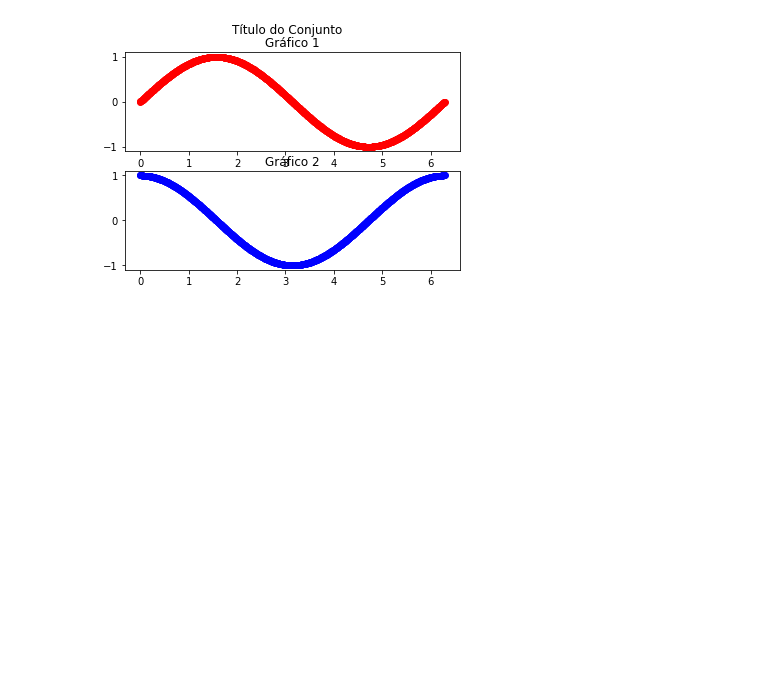
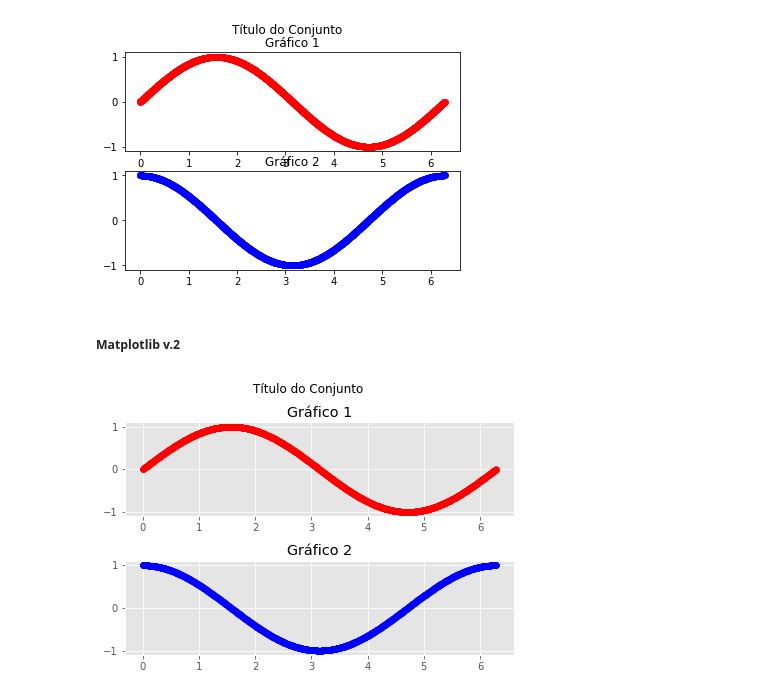
Before and after one commit to gustavomirapalheta/Quantum-Computing-with-Qiskit, a Jupyter notebook: matplotlib.0.0.ipynb, the cells around one changed output. Saved outputs shown, nothing was run; the diff lists cells and outputs as text; code cells hidden in the pictures; blank space fills up the shorter version.

```diff
--- a/matplotlib.0.0.ipynb
+++ b/matplotlib.0.0.ipynb
@@ -63,3 +65,25 @@ ax[1].set_title("Gráfico 2")
 plt.show()
 # %% [output]
 [figure]
+# %% [markdown]
+##### **Matplotlib v.2**
+# %%
+import numpy as np
+from matplotlib import pyplot as plt
+plt.style.use("ggplot")
+import matplotlib as mpl
+rcParamsInicial = dict(mpl.rcParams) # figure.dpi=72, figure.figsize=(6,4)
+# %%
+x = np.linspace(0,2*np.pi,1000)
+y = np.sin(x)
+z = np.cos(x)
+# %%
+fig,ax = plt.subplots(nrows=2, ncols=1)
+fig.suptitle("Título do Conjunto", y=1.04)
+ax[0].scatter(x, y, color='red')
+ax[0].set_title("Gráfico 1")
+ax[1].scatter(x, z, color='blue')
+ax[1].set_title("Gráfico 2")
+fig.tight_layout()
+# %% [output]
+[figure, added]
```
Also changed, not shown: parts of 2 cells of this notebook.
